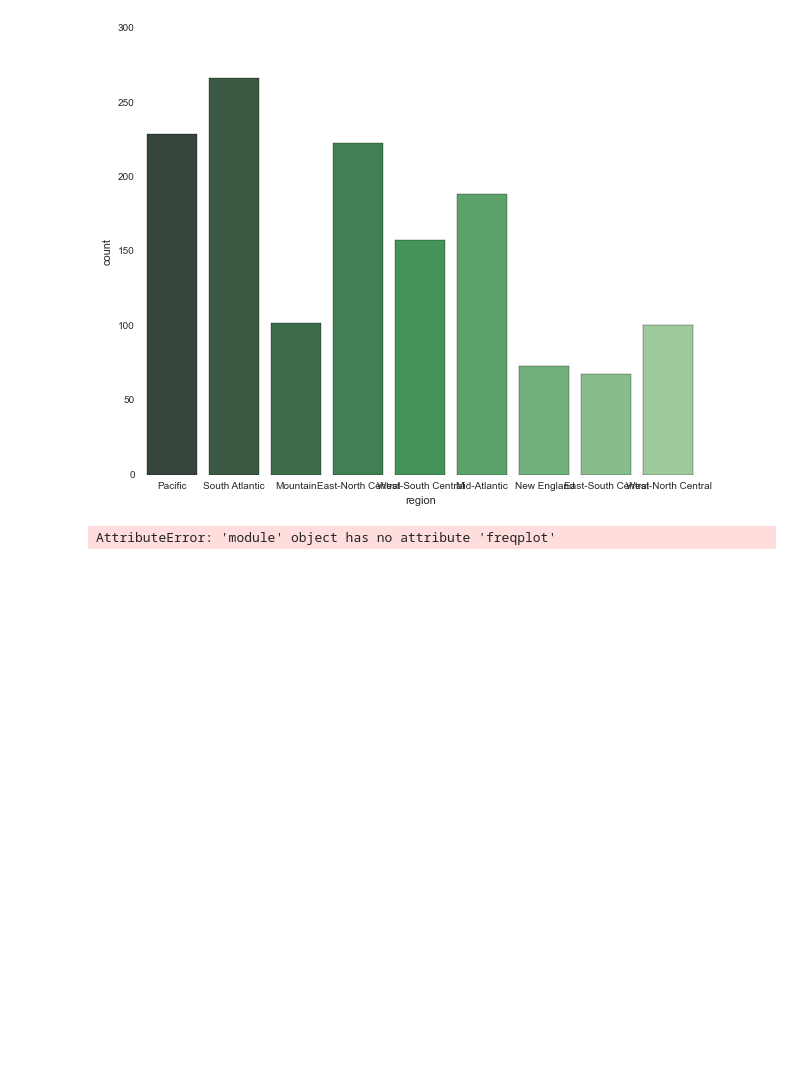
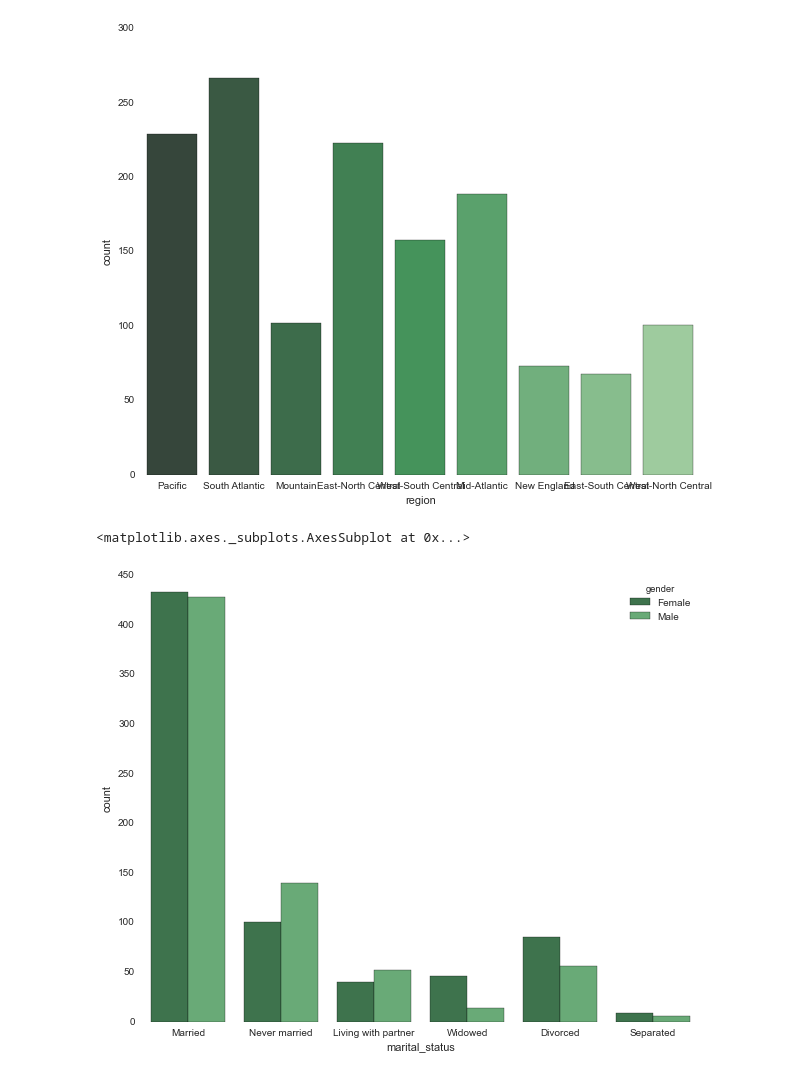
Before and after one commit to bshurick/ischool, a Jupyter notebook: Data Visualization/Project/parse_data.ipynb, the cells around one changed output. Drawn from its saved outputs; the diff is of its cells as text; code cells hidden in the pictures; blank space fills up the shorter version.

```diff
--- a/Data Visualization/Project/parse_data.ipynb
+++ b/Data Visualization/Project/parse_data.ipynb
@@ -114,6 +172,7 @@ new_surveys['income_level'] = surveys['PPINCIMP'].apply(lambda x: ppincimp[x])
 new_surveys['marital_status'] = surveys['PPMARIT'].apply(lambda x: ppmarit[x])
 new_surveys['region'] = surveys['ppreg9'].apply(lambda x: ppreg9[x])
 new_surveys['is_parent'] = surveys['core_par'].apply(lambda x: core_par[x])
+new_surveys['state'] = surveys['PPSTATEN'].apply(lambda x: ppstaten[x])
 
 # Survey questions
 new_surveys[DPES11+'_num'] = surveys['DPES11']
@@ -146,8 +205,9 @@ sns.countplot(x="region", data=new_surveys, palette="Greens_d")
 <matplotlib.axes._subplots.AxesSubplot at 0x...>
 [figure]
 # %%
-sns.freqplot(x="marital_status", hue="gender", data=new_surveys, palette="Greens_d")
+sns.countplot(x="marital_status", hue="gender", data=new_surveys, palette="Greens_d")
 # %% [output]
-AttributeError: 'module' object has no attribute 'freqplot'
+<matplotlib.axes._subplots.AxesSubplot at 0x...>
+[figure, added]
 # %%
 sns.violinplot(x=new_surveys.region, y=new_surveys.i_develop_strong_emotions_toward_people_i_can_rely_on_num*new_surveys.weight);
```
Also changed, not shown: parts of 2 cells of this notebook, 1 other file.
